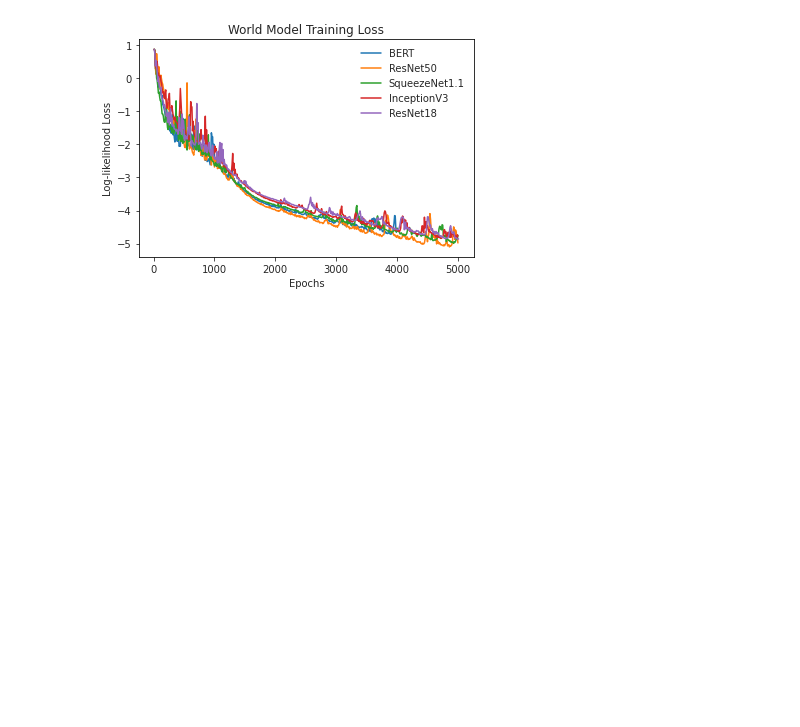
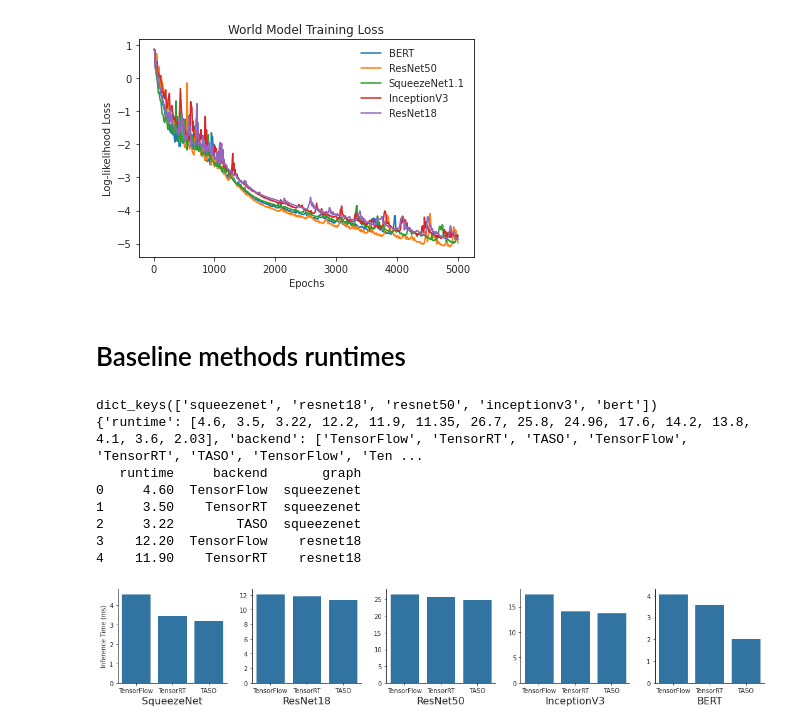
Before and after one commit to seanjparker/rlflow, a Jupyter notebook: notebooks/plotting.ipynb, the cells around one changed output. Cells and saved outputs as stored; diff of their text form; code cells hidden in the pictures; blank space fills up the shorter version.

Commit message:
Update plotting script to support baseline barplot

```diff
--- a/notebooks/plotting.ipynb
+++ b/notebooks/plotting.ipynb
@@ -148,3 +149,53 @@ plot_training_loss_world_model(paths)
 3  0.282913        40  BERT
 4  0.168594        50  BERT
 [figure]
+# %% [markdown]
+# Baseline methods runtimes
+# %%
+def plot_runtimes_bar_chart(paths):
+    backend_map = {'tf': 'TensorFlow', 'trt': 'TensorRT', 'taso': 'TASO', 'xflowrl': 'XflowRL'}
+    graph_map = {'squeezenet': 'SqueezeNet', 'resnet18': 'ResNet18', 'resnet50': 'ResNet50', 'inceptionv3': 'InceptionV3', 'bert': 'BERT'}
+    data = dict(runtime=[], backend=[], graph=[])
+    graph_order = []
+    for path, _ in paths:
+        json_data = load_json(path)
+        print(json_data.keys())
+        for k in json_data.keys():
+            for backend, obj in json_data[k]['runtime'].items():
+                if backend != 'xflowrl':
+                    data['runtime'].append(obj['mean'])
+                    data['backend'].append(backend_map[backend])
+                    data['graph'].append(k)
+            graph_order.append(k)
+
+    print(data)
+    df = pd.DataFrame.from_dict(data)
+    print(df.head())
+
+    g = sns.FacetGrid(df, col='graph', sharey=False)
+    g.map(sns.barplot, 'backend', 'runtime')
+    g.set_axis_labels('', 'Inference Time (ms)')
+
+    for i, graph in enumerate(graph_order):
+        g.axes[0,i].set_xlabel(graph_map[graph], fontsize=16)
+
+    axes = g.axes.flatten()
+    for i in range(0, 5):
+        axes[i].set_title('')
+    #ax = sns.barplot(x='backend', y='runtime', data=df)
+    #ax.set(xlabel='Runtime backend', ylabel='Inference Time (ms)', title='Inference time using baseline methods')
+    #ax.legend(labels=['BERT', 'ResNet50', 'SqueezeNet1.1', 'InceptionV3', 'ResNet18'], frameon=False)
+    g.savefig('../plots/baseline_runtimes.png')
+# %%
+paths = get_files_from_dir('../results/test_runtime')
+plot_runtimes_bar_chart(paths)
+# %% [output]
+dict_keys(['squeezenet', 'resnet18', 'resnet50', 'inceptionv3', 'bert'])
+{'runtime': [4.6, 3.5, 3.22, 12.2, 11.9, 11.35, 26.7, 25.8, 24.96, 17.6, 14.2, 13.8, 4.1, 3.6, 2.03], 'backend': ['TensorFlow', 'TensorRT', 'TASO', 'TensorFlow', 'TensorRT', 'TASO', 'TensorFlow', 'Ten ...
+   runtime     backend       graph
+0     4.60  TensorFlow  squeezenet
+1     3.50    TensorRT  squeezenet
+2     3.22        TASO  squeezenet
+3    12.20  TensorFlow    resnet18
+4    11.90    TensorRT    resnet18
+[figure, added]
```
Also changed, not shown: parts of 2 cells of this notebook, 3 other files.
